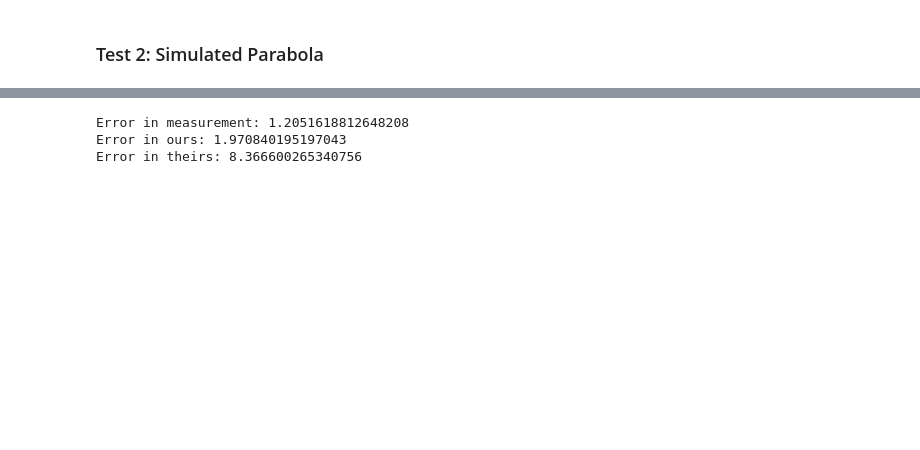
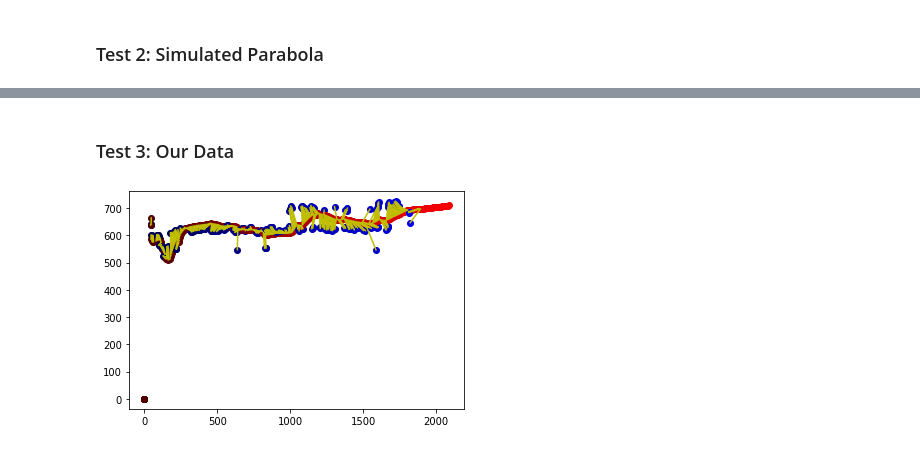
Before and after one commit to cansik/yolo-hand-detection, a Jupyter notebook: notebooks/Kalman_Tests.ipynb, the cells around one changed output, grey strips where cells are left out. Saved outputs shown, nothing was run; the diff lists cells and outputs as text; code cells hidden in the pictures; blank space fills up the shorter version.

Commit message:
Final changes and comments to run_kalman and jupyter analysis

```diff
--- a/notebooks/Kalman_Tests.ipynb
+++ b/notebooks/Kalman_Tests.ipynb
@@ -171,8 +165,29 @@ plt.show()
 # %%
-print(f'Error in measurement: {np.linalg.norm(og_x-xs)}')
-print(f'Error in ours: {np.linalg.norm(og_x-xhs)}')
-print(f'Error in theirs: {np.linalg.norm(og_x-xh2s)}')
+print(f'Error in measurement: {np.linalg.norm(og_x[5:]-xs[5:])}')
+print(f'Error in ours: {np.linalg.norm(og_x[5:]-xhs[5:])}')
+print(f'Error in theirs: {np.linalg.norm(og_x[5:]-xh2s[5:])}')
-# %% [output]
-Error in measurement: 1.2051618812648208
-Error in ours: 1.970840195197043
-Error in theirs: 8.366600265340756
+# %% [markdown]
+### Test  3: Our Data
+# %%
+data = np.load('../videos/conor2.npy')
+
+x_init = np.zeros(6)
+P_init = np.diag(np.full(6, 500))
+R_init = np.array([[9,0],[0,9]])
+kf = KalmanFilter(1, x_init, P_init, R_init, 0.2**2, gain=1.)
+
+for ri in range(len(data)):
+    hex_str = hex(50+ri//2).upper()[-2:] if len(hex(50+ri//2)) > 3 else hex(50+ri//2).upper()[-1:]+'0'
+    if data[ri,0] != 0 or data[ri,1] != 0:
+        cx, cy = data[ri,0], data[ri,1]
+        z = np.array([cx, cy])
+        kf.run(z)
+        xhat, yhat = kf.x[0], kf.x[3]
+        plt.scatter(data[ri,0], data[ri,1], c=f'#0000{hex_str}')
+        plt.plot([cx, xhat], [cy, yhat], color='y')
+    else:
+        kf.predict()
+        xhat, yhat = kf.x[0], kf.x[3]
+    plt.scatter(xhat, yhat, c=f'#{hex_str}0000')
+# %% [output]
+[figure, added]
```
Also changed, not shown: parts of 8 cells of this notebook, 2 other files.
